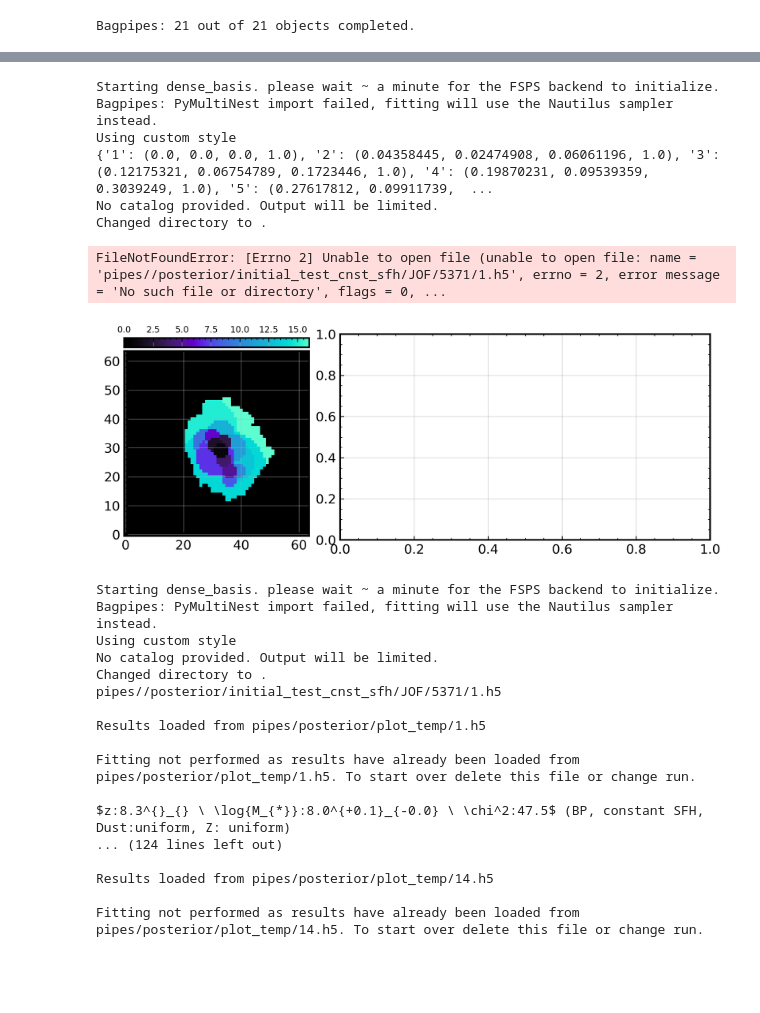
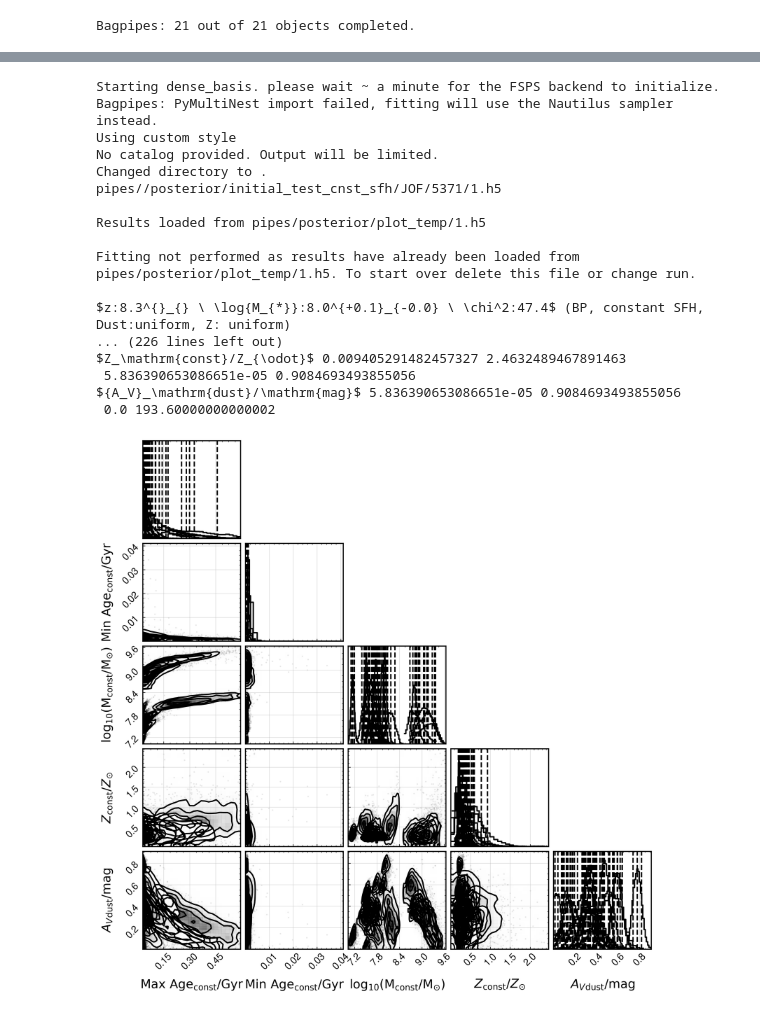
Before and after one commit to tHarvey303/EXPANSE, a Jupyter notebook: ResolvedSEDNotebook.ipynb, the cells around one changed output, grey strips where cells are left out. Cells and saved outputs as stored; diff of their text form; code cells hidden in the pictures; blank space fills up the shorter version.

Commit message:
Various updates to resolved SED fitting.

```diff
--- a/ResolvedSEDNotebook.ipynb
+++ b/ResolvedSEDNotebook.ipynb
@@ -77,7 +82,7 @@ meta = {'run_name':'initial_test_cnst_sfh'}
 
 overall_dict = {'meta': meta, 'fit_instructions': fit_instructions}
 
-galaxy.run_bagpipes(overall_dict, overwrite=True)
+galaxy.run_bagpipes(overall_dict, overwrite=False)
 # %% [output]
 Fixing redshift to 8.316405296325684
 Fitting only all fluxes, which is 21 sources
@@ -107,0 +132,3 @@ galaxy.plot_bagpipes_results('initial_test_cnst_sfh', reload_from_cat=False);
+# %%
+plt.rcParams['figure.dpi'] = 300
+galaxy.plot_bagpipes_sed('initial_test_cnst_sfh', bins_to_show = [1, 16, 15]);
@@ -108,31 +158,21 @@ galaxy.plot_bagpipes_results('initial_test_cnst_sfh', reload_from_cat=False);
 # %%
-galaxy.plot_bagpipes_sed('initial_test_cnst_sfh')
+galaxy.plot_bagpipes_corner(run_name = 'initial_test_cnst_sfh');
 # %% [output]
 Starting dense_basis. please wait ~ a minute for the FSPS backend to initialize.
 Bagpipes: PyMultiNest import failed, fitting will use the Nautilus sampler instead.
 Using custom style
-{'1': (0.0, 0.0, 0.0, 1.0), '2': (0.04358445, 0.02474908, 0.06061196, 1.0), '3': (0.12175321, 0.06754789, 0.1723446, 1.0), '4': (0.19870231, 0.09539359, 0.3039249, 1.0), '5': (0.27617812, 0.09911739,  ...
 No catalog provided. Output will be limited.
 Changed directory to .
+pipes//posterior/initial_test_cnst_sfh/JOF/5371/1.h5
+
+Results loaded from pipes/posterior/plot_temp/1.h5
+
+Fitting not performed as results have already been loaded from pipes/posterior/plot_temp/1.h5. To start over delete this file or change run.
+
+$z:8.3^{}_{} \ \log{M_{*}}:8.0^{+0.1}_{-0.0} \ \chi^2:47.4$ (BP, constant SFH, Dust:uniform, Z: uniform)
+... (226 lines left out)
+$Z_\mathrm{const}/Z_{\odot}$ 0.009405291482457327 2.4632489467891463
+ 5.836390653086651e-05 0.9084693493855056
+${A_V}_\mathrm{dust}/\mathrm{mag}$ 5.836390653086651e-05 0.9084693493855056
+ 0.0 193.60000000000002
-FileNotFoundError: [Errno 2] Unable to open file (unable to open file: name = 'pipes//posterior/initial_test_cnst_sfh/JOF/5371/1.h5', errno = 2, error message = 'No such file or directory', flags = 0, ...
-[figure, old version]
+[figure, new version]
-# %%
-galaxy.plot_bagpipes_component_comparison(run_name = 'initial_test_cnst_sfh')
-# %% [output]
-Starting dense_basis. please wait ~ a minute for the FSPS backend to initialize.
-Bagpipes: PyMultiNest import failed, fitting will use the Nautilus sampler instead.
-Using custom style
-No catalog provided. Output will be limited.
-Changed directory to .
-pipes//posterior/initial_test_cnst_sfh/JOF/5371/1.h5
-
-Results loaded from pipes/posterior/plot_temp/1.h5
-
-Fitting not performed as results have already been loaded from pipes/posterior/plot_temp/1.h5. To start over delete this file or change run.
-
-$z:8.3^{}_{} \ \log{M_{*}}:8.0^{+0.1}_{-0.0} \ \chi^2:47.5$ (BP, constant SFH, Dust:uniform, Z: uniform)
-... (124 lines left out)
-
-Results loaded from pipes/posterior/plot_temp/14.h5
-
-Fitting not performed as results have already been loaded from pipes/posterior/plot_temp/14.h5. To start over delete this file or change run.
```
Also changed, not shown: parts of 14 cells of this notebook, 8 other files.
